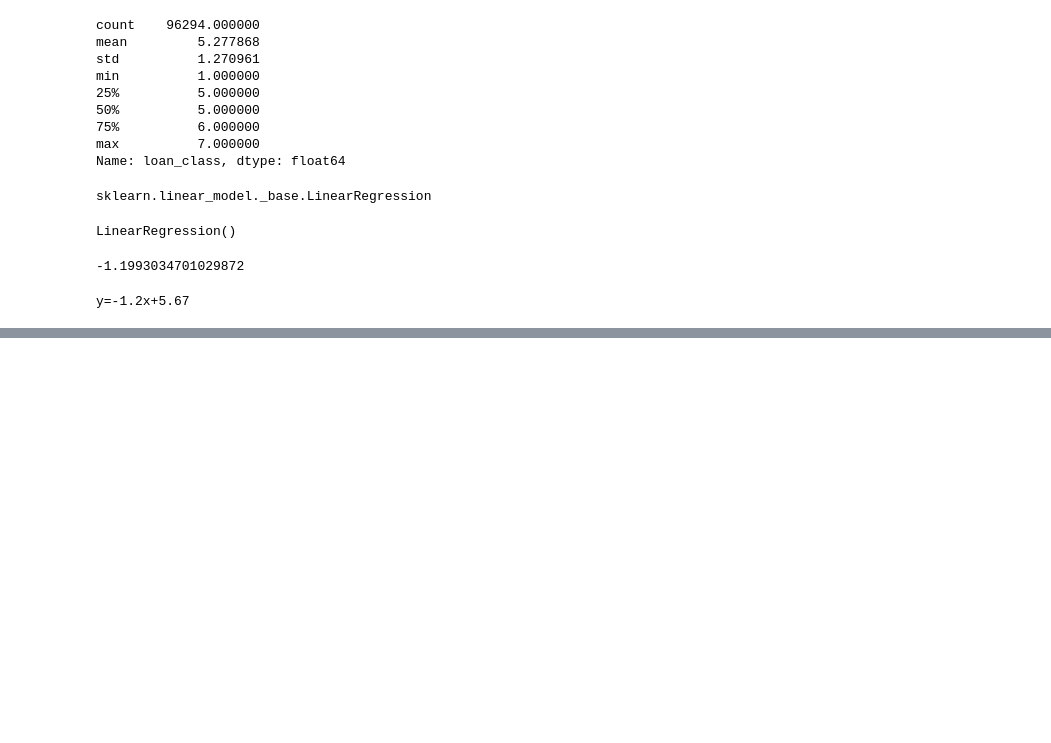
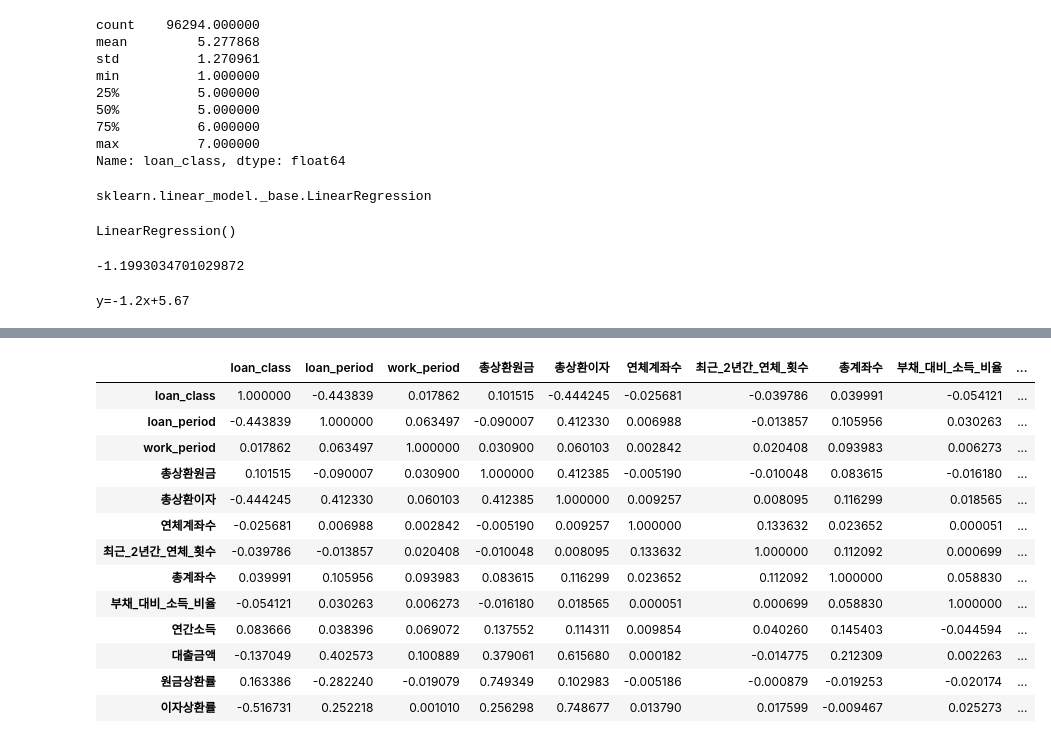
Before and after one commit to persuade39/project, a Jupyter notebook: 고객대출등급.ipynb, the cells around one changed output, grey strips where cells are left out. Saved outputs shown, nothing was run; the diff lists cells and outputs as text; code cells hidden in the pictures; blank space fills up the shorter version.

```diff
--- a/고객대출등급.ipynb
+++ b/고객대출등급.ipynb
@@ -265,0 +327,19 @@ y=-1.2x+5.67
+# %%
+corr_df=loan_df[['loan_class','loan_period','work_period','총상환원금','총상환이자','연체계좌수','최근_2년간_연체_횟수','총계좌수','부채_대비_소득_비율','연간소득','대출금액','원금상환률','이자상환률']]
+corr_matrix=corr_df.corr()
+corr_matrix
+# %% [output]
+|  | loan_class | loan_period | work_period | 총상환원금 | 총상환이자 | 연체계좌수 | 최근_2년간_연체_횟수 | 총계좌수 | 부채_대비_소득_비율 | ... |
+| loan_class | 1.000000 | -0.443839 | 0.017862 | 0.101515 | -0.444245 | -0.025681 | -0.039786 | 0.039991 | -0.054121 | ... |
+| loan_period | -0.443839 | 1.000000 | 0.063497 | -0.090007 | 0.412330 | 0.006988 | -0.013857 | 0.105956 | 0.030263 | ... |
+| work_period | 0.017862 | 0.063497 | 1.000000 | 0.030900 | 0.060103 | 0.002842 | 0.020408 | 0.093983 | 0.006273 | ... |
+| 총상환원금 | 0.101515 | -0.090007 | 0.030900 | 1.000000 | 0.412385 | -0.005190 | -0.010048 | 0.083615 | -0.016180 | ... |
+| 총상환이자 | -0.444245 | 0.412330 | 0.060103 | 0.412385 | 1.000000 | 0.009257 | 0.008095 | 0.116299 | 0.018565 | ... |
+| 연체계좌수 | -0.025681 | 0.006988 | 0.002842 | -0.005190 | 0.009257 | 1.000000 | 0.133632 | 0.023652 | 0.000051 | ... |
+| 최근_2년간_연체_횟수 | -0.039786 | -0.013857 | 0.020408 | -0.010048 | 0.008095 | 0.133632 | 1.000000 | 0.112092 | 0.000699 | ... |
+| 총계좌수 | 0.039991 | 0.105956 | 0.093983 | 0.083615 | 0.116299 | 0.023652 | 0.112092 | 1.000000 | 0.058830 | ... |
+| 부채_대비_소득_비율 | -0.054121 | 0.030263 | 0.006273 | -0.016180 | 0.018565 | 0.000051 | 0.000699 | 0.058830 | 1.000000 | ... |
+| 연간소득 | 0.083666 | 0.038396 | 0.069072 | 0.137552 | 0.114311 | 0.009854 | 0.040260 | 0.145403 | -0.044594 | ... |
+| 대출금액 | -0.137049 | 0.402573 | 0.100889 | 0.379061 | 0.615680 | 0.000182 | -0.014775 | 0.212309 | 0.002263 | ... |
+| 원금상환률 | 0.163386 | -0.282240 | -0.019079 | 0.749349 | 0.102983 | -0.005186 | -0.000879 | -0.019253 | -0.020174 | ... |
+| 이자상환률 | -0.516731 | 0.252218 | 0.001010 | 0.256298 | 0.748677 | 0.013790 | 0.017599 | -0.009467 | 0.025273 | ... |
```
Also changed, not shown: parts of 20 cells of this notebook.
